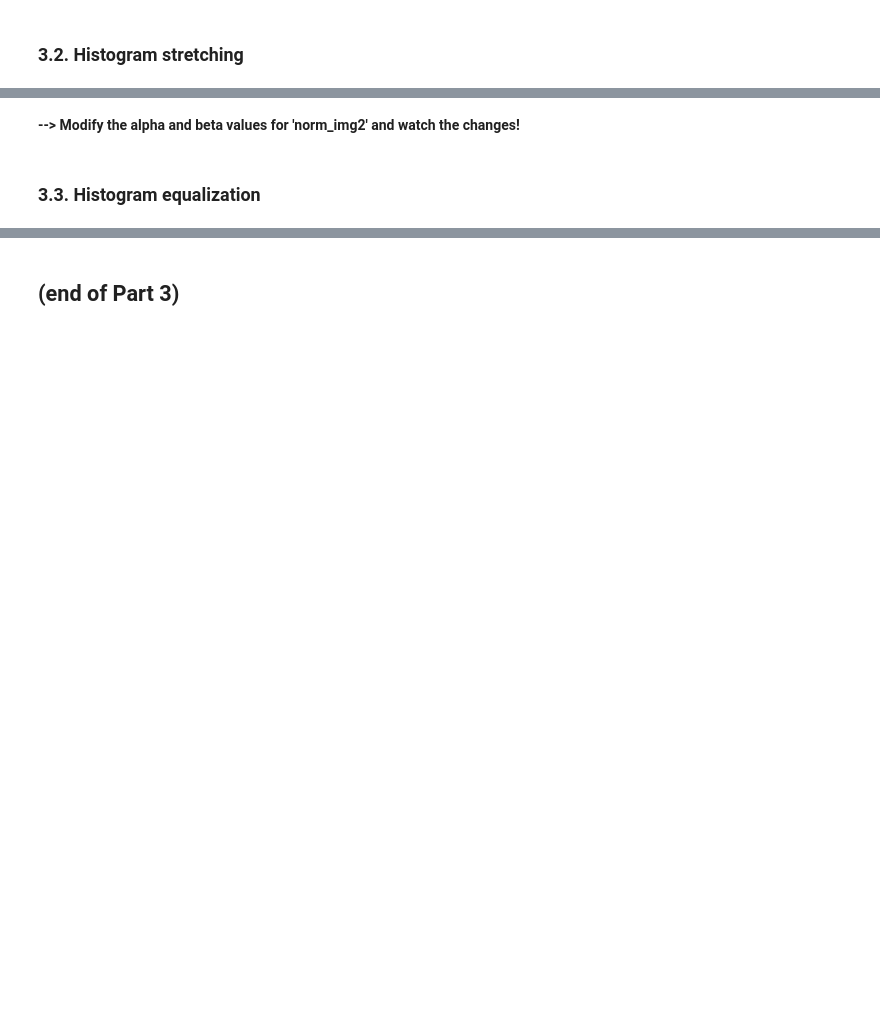
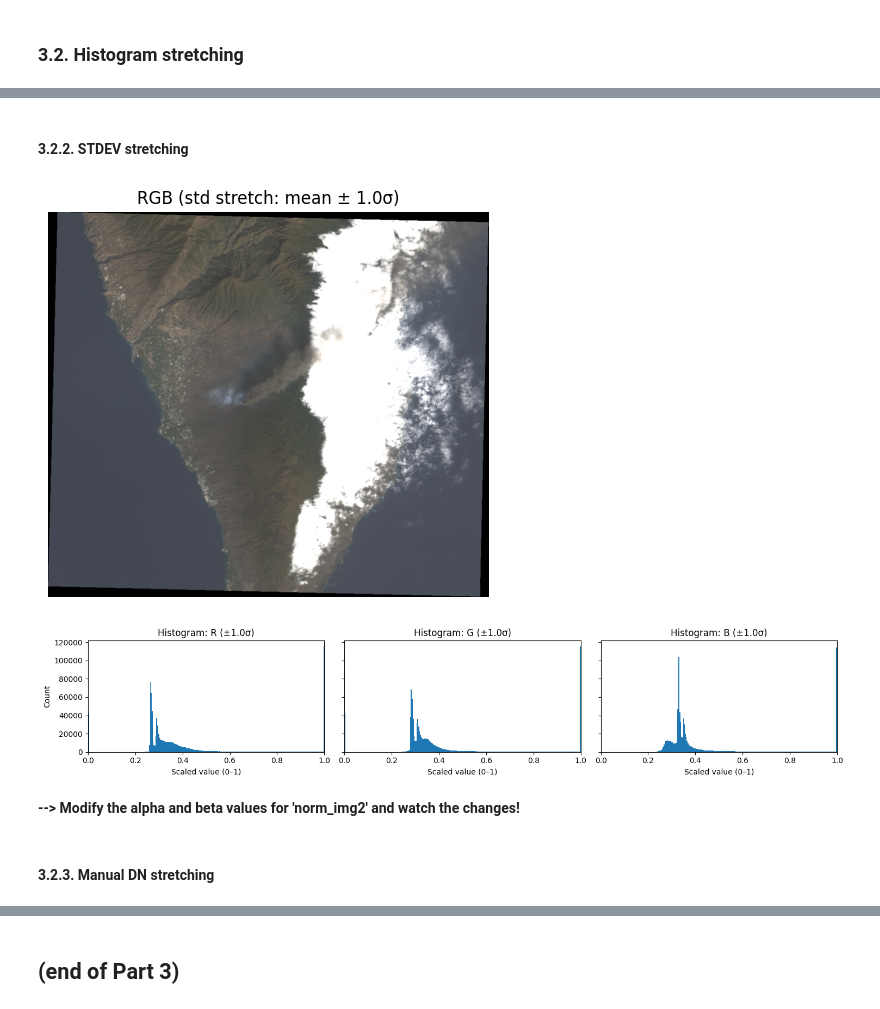
Before and after one commit to besmets/RSE_course, a Jupyter notebook: RSE_Lecture_01_image_processing_with_Python.ipynb, the cells around one changed output, grey strips where cells are left out. Cells and saved outputs as stored; diff of their text form; code cells hidden in the pictures; blank space fills up the shorter version.

```diff
--- a/RSE_Lecture_01_image_processing_with_Python.ipynb
+++ b/RSE_Lecture_01_image_processing_with_Python.ipynb
@@ -482,7 +579,40 @@ plt.imshow(norm_img1, cmap='gray')
+# %% [markdown]
+#### 3.2.2. STDEV stretching
+# %%
+def stretch_std_to_float01(band_uint16, n_std=2.0):
+    """
+    Per-band linear stretch using mean ± n_std * std:
+      [mean - n*std, mean + n*std] -> [0, 1]
+    Values outside are clipped.
+    """
+    x = band_uint16.astype(np.float32)
+    mu = float(np.mean(x))
+    sigma = float(np.std(x))
+    vmin = mu - n_std * sigma
+    vmax = mu + n_std * sigma
+    if vmax == vmin:
+        return np.zeros_like(x, dtype=np.float32)
+    return np.clip((x - vmin) / (vmax - vmin), 0.0, 1.0).astype(np.float32)
+
+n_std = 1.0  # user-defined
+
+r_sd = stretch_std_to_float01(r, n_std=n_std)
+g_sd = stretch_std_to_float01(g, n_std=n_std)
+b_sd = stretch_std_to_float01(b, n_std=n_std)
+
+bands_sd = np.stack([r_sd, g_sd, b_sd], axis=0)
+show_rgb_and_hists_01(
+    bands_sd,
+    titles=(f"R (±{n_std}σ)", f"G (±{n_std}σ)", f"B (±{n_std}σ)"),
+    image_title=f"RGB (std stretch: mean ± {n_std}σ)"
+)
+# %% [output]
+[figure, added]
+[figure, added]
 # %%
 plt.title('min-max stretching')
 plt.imshow(norm_img2, cmap='gray')
 # %% [markdown]
 **--> Modify the alpha and beta values for 'norm_img2' and watch the changes!**
 # %% [markdown]
-### 3.3.  Histogram equalization
+#### 3.2.3. Manual DN stretching
```
Also changed, not shown: parts of 25 cells of this notebook.
